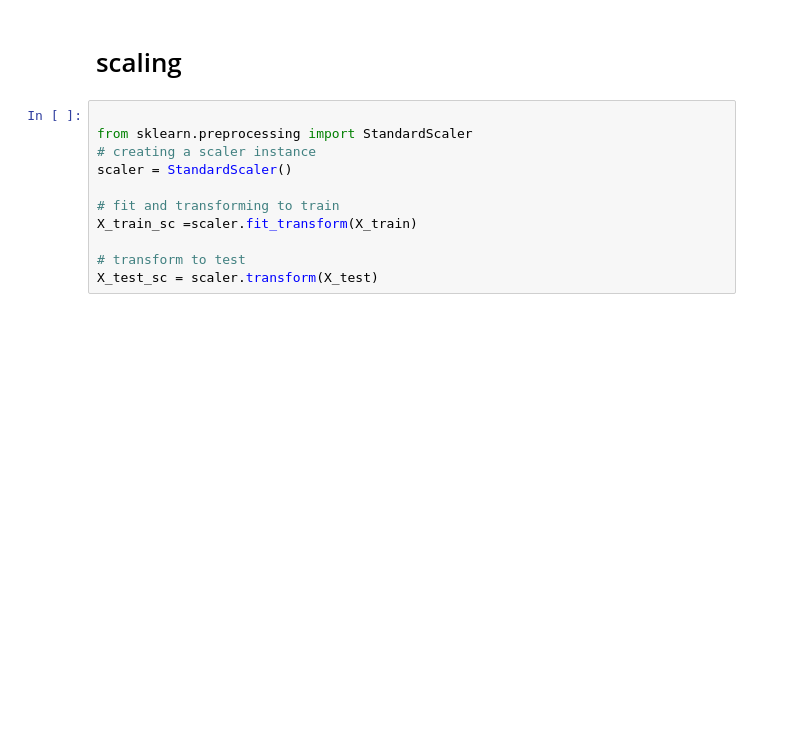
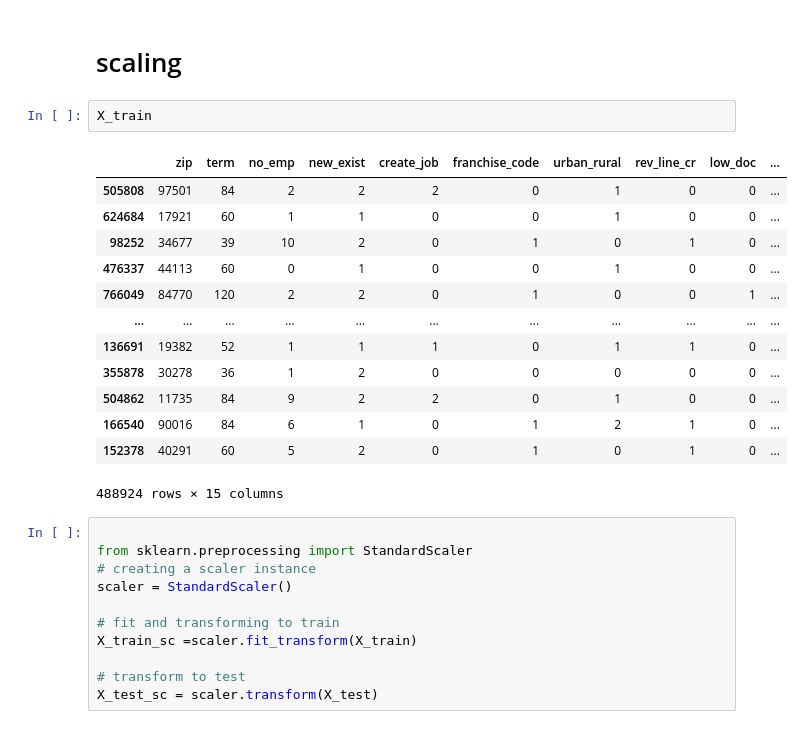
Before and after one commit to brandontnavarrete/SBA-Loan-Approval, a Jupyter notebook: modeling.ipynb, the cells around one changed output. Cells and saved outputs as stored; diff of their text form; blank space fills up the shorter version.

```diff
--- a/modeling.ipynb
+++ b/modeling.ipynb
@@ -59,6 +83,22 @@ from sklearn.metrics import f1_score, make_scorer, confusion_matrix
 from sklearn.ensemble import RandomForestClassifier
 # %% [markdown]
 # scaling
+# %%
+X_train
+# %% [output]
+|  | zip | term | no_emp | new_exist | create_job | franchise_code | urban_rural | rev_line_cr | low_doc | ... |
+| 505808 | 97501 | 84 | 2 | 2 | 2 | 0 | 1 | 0 | 0 | ... |
+| 624684 | 17921 | 60 | 1 | 1 | 0 | 0 | 1 | 0 | 0 | ... |
+| 98252 | 34677 | 39 | 10 | 2 | 0 | 1 | 0 | 1 | 0 | ... |
+| 476337 | 44113 | 60 | 0 | 1 | 0 | 0 | 1 | 0 | 0 | ... |
+| 766049 | 84770 | 120 | 2 | 2 | 0 | 1 | 0 | 0 | 1 | ... |
+| ... | ... | ... | ... | ... | ... | ... | ... | ... | ... | ... |
+| 136691 | 19382 | 52 | 1 | 1 | 1 | 0 | 1 | 1 | 0 | ... |
+| 355878 | 30278 | 36 | 1 | 2 | 0 | 0 | 0 | 0 | 0 | ... |
+| 504862 | 11735 | 84 | 9 | 2 | 2 | 0 | 1 | 0 | 0 | ... |
+| 166540 | 90016 | 84 | 6 | 1 | 0 | 1 | 2 | 1 | 0 | ... |
+| 152378 | 40291 | 60 | 5 | 2 | 0 | 1 | 0 | 1 | 0 | ... |
+488924 rows × 15 columns
 # %%
 
 from sklearn.preprocessing import StandardScaler
```
Also changed, not shown: parts of 3 cells of this notebook, 1 other file.
